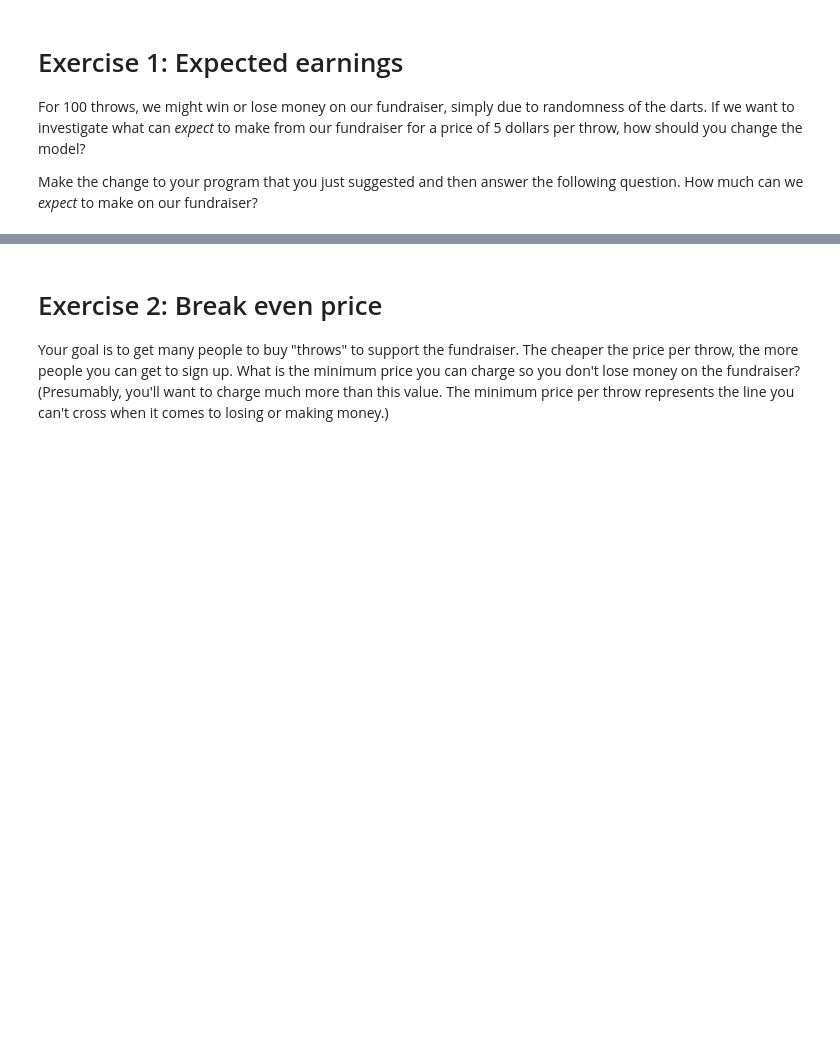
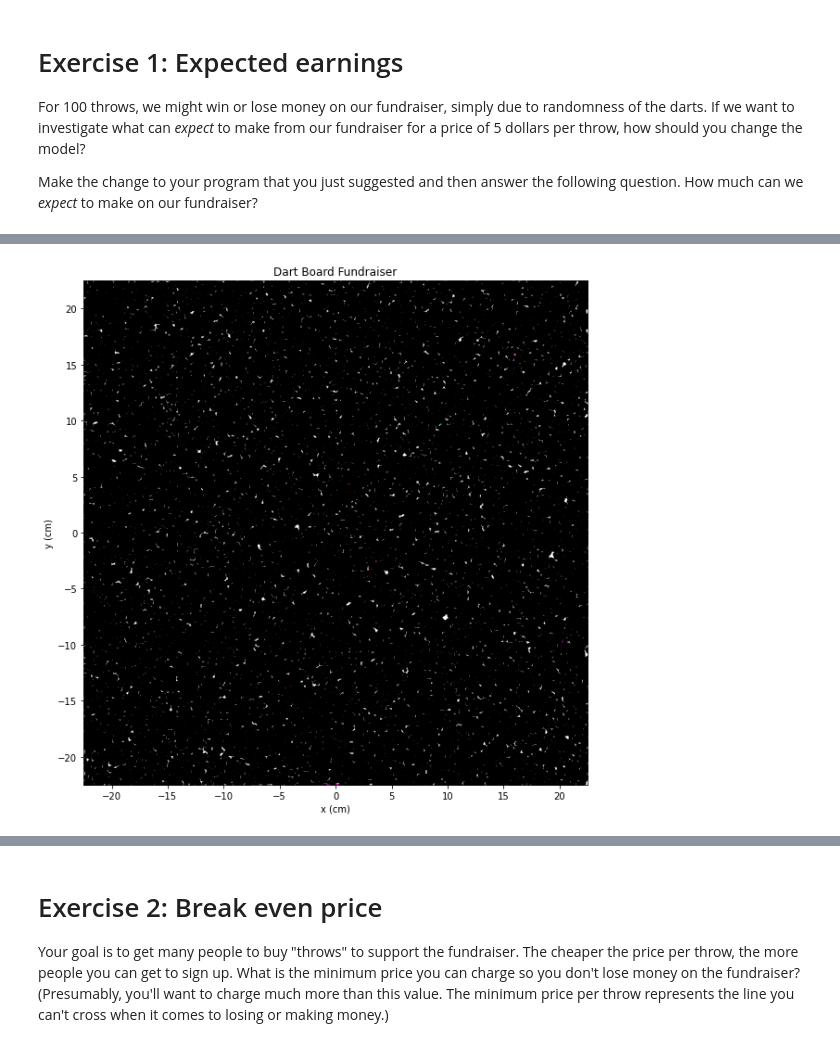
Before and after one commit to atitus/math-modeling-2, a Jupyter notebook: unit-02/02-02-game/02-02-game-solution.ipynb, the cells around one changed output, grey strips where cells are left out. Drawn from its saved outputs; the diff is of its cells as text; code cells hidden in the pictures; blank space fills up the shorter version.

```diff
--- a/unit-02/02-02-game/02-02-game-solution.ipynb
+++ b/unit-02/02-02-game/02-02-game-solution.ipynb
@@ -123,3 +127,81 @@ Profit = $0.00 = 0.00% of gross
 For 100 throws, we might win or lose money on our fundraiser, simply due to randomness of the darts. If we want to investigate what can *expect* to make from our fundraiser for a price of 5 dollars per throw, how should you change the model?
 
 Make the change to your program that you just suggested and then answer the following question. How much can we *expect* to make on our fundraiser?
+# %%
+P = 5 #price per dart
+Ntosses = 100000 #number of darts thrown
+
+L = 45 #the length of one side of the dart board in cm
+Rpurple = 45/2
+Rblue = 27/2
+Rred = 9/2
+
+Ppurple = 1
+Pblue = 5
+Pred = 10
+
+Npurple = 0
+Nblue = 0
+Nred = 0
+
+xmodel = []
+ymodel = []
+
+for i in range(1,Ntosses+1):
+
+    x = rand.uniform(-L/2,L/2) #should be a random number
+    y = rand.uniform(-L/2,L/2) #should be a random number
+    xmodel.append(x)
+    ymodel.append(y)
+
+    ######
+
+    # See if the x,y coordinates of a dart is within each circle and count Npurple, Nblue, or Nred
+    r = np.sqrt(x**2+y**2)
+    if r<Rpurple and r>Rblue:
+        Npurple = Npurple + 1
+    elif r<Rblue and r>Rred:
+        Nblue = Nblue + 1
+    elif r<Rred:
+        Nred = Nred + 1
+
+    ######
+
+gross = P*Ntosses
+loss = Ppurple*Npurple + Pblue*Nblue + Pred*Nred
+
+
+print("Percent in red = {:.2f}%".format(Nred/Ntosses*100))
+print("Percent in blue = {:.2f}%".format(Nblue/Ntosses*100))
+print("Percent in purple = {:.2f}%".format(Npurple/Ntosses*100))
+print("Percent not in a circle = {:.2f}%".format((Ntosses-Npurple-Nblue-Nred)/Ntosses*100))
+print("Gross = ${:.2f}".format(gross))
+print("Loss = ${:.2f}".format(loss))
+print("Profit = ${:.2f} = {:.2f}% of gross".format(gross-loss, (gross-loss)/gross*100))
+
+
+#red circle
+theta = np.linspace(0,2*np.pi,100)
+xred = Rred*np.cos(theta)
+yred = Rred*np.sin(theta)
+#blue circle
+xblue = Rblue*np.cos(theta)
+yblue = Rblue*np.sin(theta)
+#purple circle
+xpurple = Rpurple*np.cos(theta)
+ypurple = Rpurple*np.sin(theta)
+
+#graph
+plt.figure(figsize=(10,10))
+plt.title("Dart Board Fundraiser")
+plt.xlabel("x (cm)")
+plt.ylabel("y (cm)")
+plt.xlim(-L/2, L/2)
+plt.ylim(-L/2, L/2)
+plt.plot(xred, yred, 'r-')
+plt.plot(xblue, yblue, 'c-')
+plt.plot(xpurple, ypurple, 'm-')
+plt.plot(xmodel,ymodel, 'k.')
+plt.gca().set_aspect('equal', adjustable='box')
+plt.show()
+# %% [output]
@@ -125,0 +215 @@ Make the change to your program that you just suggested and then answer the foll
+[figure, added]
```
Also changed, not shown: parts of 17 cells of this notebook, 4 other files.
